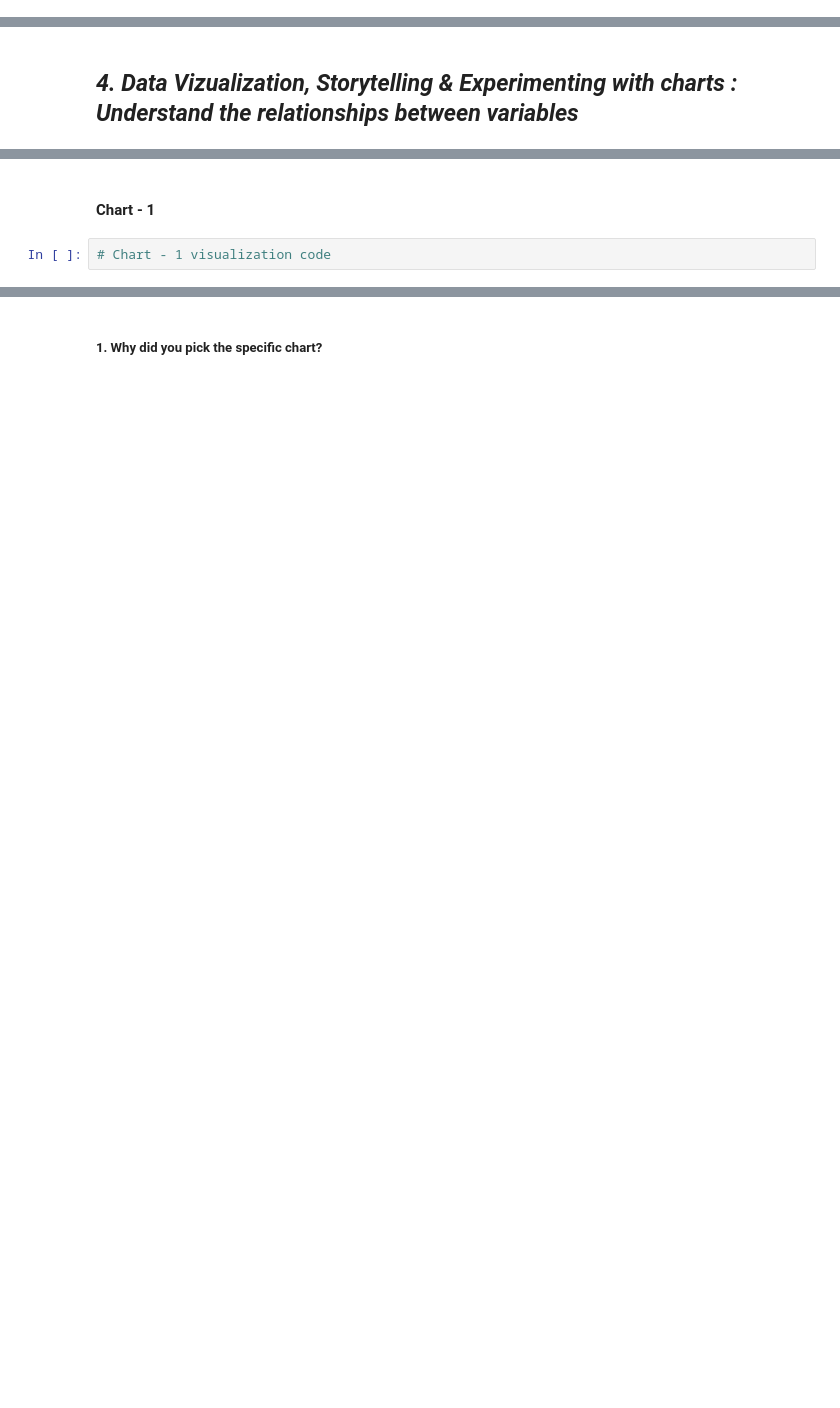
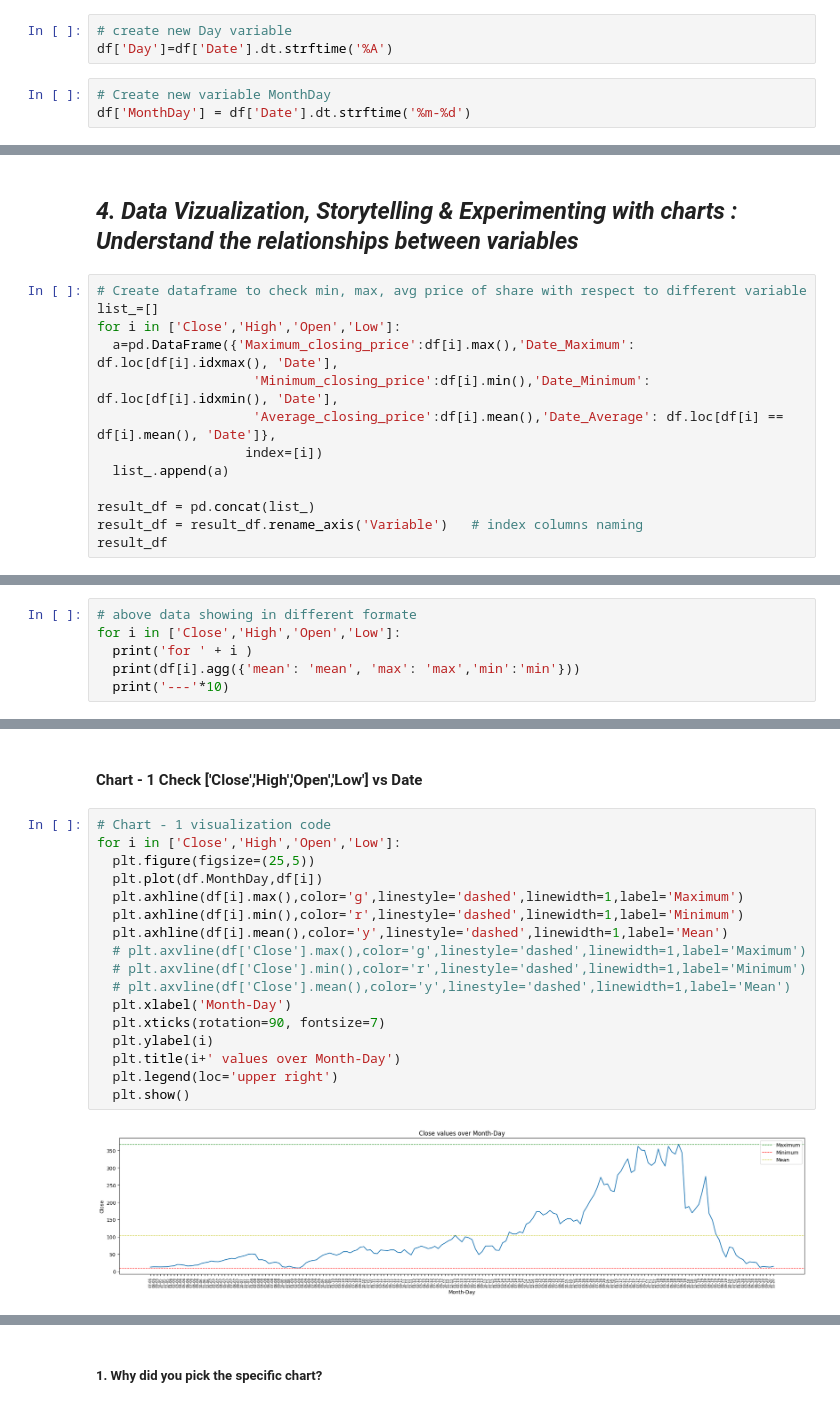
Before and after one commit to chetansgode/Yes-bank-stock-closing-price-prediction, a Jupyter notebook: Yes_bank_stock_closing_price_prediction.ipynb, the cells around one changed output, grey strips where cells are left out. Drawn from its saved outputs; the diff is of its cells as text; blank space fills up the shorter version.

Commit message:
day2-created some chart

```diff
--- a/Yes_bank_stock_closing_price_prediction.ipynb
+++ b/Yes_bank_stock_closing_price_prediction.ipynb
@@ -243,2 +262,8 @@ variable Close has unique value = 185
+# %%
+# create new Day variable
+df['Day']=df['Date'].dt.strftime('%A')
+# %%
+# Create new variable MonthDay
+df['MonthDay'] = df['Date'].dt.strftime('%m-%d')
 # %% [markdown]
 ### What all manipulations have you done and insights you found?
@@ -247,2 +273,15 @@ Answer Here.
 # %% [markdown]
 ## ***4. Data Vizualization, Storytelling & Experimenting with charts : Understand the relationships between variables***
+# %%
+# Create dataframe to check min, max, avg price of share with respect to different variable
+list_=[]
+for i in ['Close','High','Open','Low']:
+  a=pd.DataFrame({'Maximum_closing_price':df[i].max(),'Date_Maximum': df.loc[df[i].idxmax(), 'Date'],
+                    'Minimum_closing_price':df[i].min(),'Date_Minimum': df.loc[df[i].idxmin(), 'Date'],
+                    'Average_closing_price':df[i].mean(),'Date_Average': df.loc[df[i] == df[i].mean(), 'Date']},
+                   index=[i])
+  list_.append(a)
+
+result_df = pd.concat(list_)
+result_df = result_df.rename_axis('Variable')   # index columns naming
+result_df
@@ -248,0 +295,6 @@ Answer Here.
+# %%
+# above data showing in different formate
+for i in ['Close','High','Open','Low']:
+  print('for ' + i )
+  print(df[i].agg({'mean': 'mean', 'max': 'max','min':'min'}))
+  print('---'*10)
@@ -249,4 +319,21 @@ Answer Here.
 # %% [markdown]
-#### Chart - 1
+#### Chart - 1 Check  ['Close','High','Open','Low'] vs Date
-# %%
-# Chart - 1 visualization code
+# %%
+# Chart - 1 visualization code
+for i in ['Close','High','Open','Low']:
+  plt.figure(figsize=(25,5))
+  plt.plot(df.MonthDay,df[i])
+  plt.axhline(df[i].max(),color='g',linestyle='dashed',linewidth=1,label='Maximum')
+  plt.axhline(df[i].min(),color='r',linestyle='dashed',linewidth=1,label='Minimum')
+  plt.axhline(df[i].mean(),color='y',linestyle='dashed',linewidth=1,label='Mean')
+  # plt.axvline(df['Close'].max(),color='g',linestyle='dashed',linewidth=1,label='Maximum')
+  # plt.axvline(df['Close'].min(),color='r',linestyle='dashed',linewidth=1,label='Minimum')
+  # plt.axvline(df['Close'].mean(),color='y',linestyle='dashed',linewidth=1,label='Mean')
+  plt.xlabel('Month-Day')
+  plt.xticks(rotation=90, fontsize=7)
+  plt.ylabel(i)
+  plt.title(i+' values over Month-Day')
+  plt.legend(loc='upper right')
+  plt.show()
+# %% [output]
+[figure, added]
```
Also changed, not shown: parts of 143 cells of this notebook.
